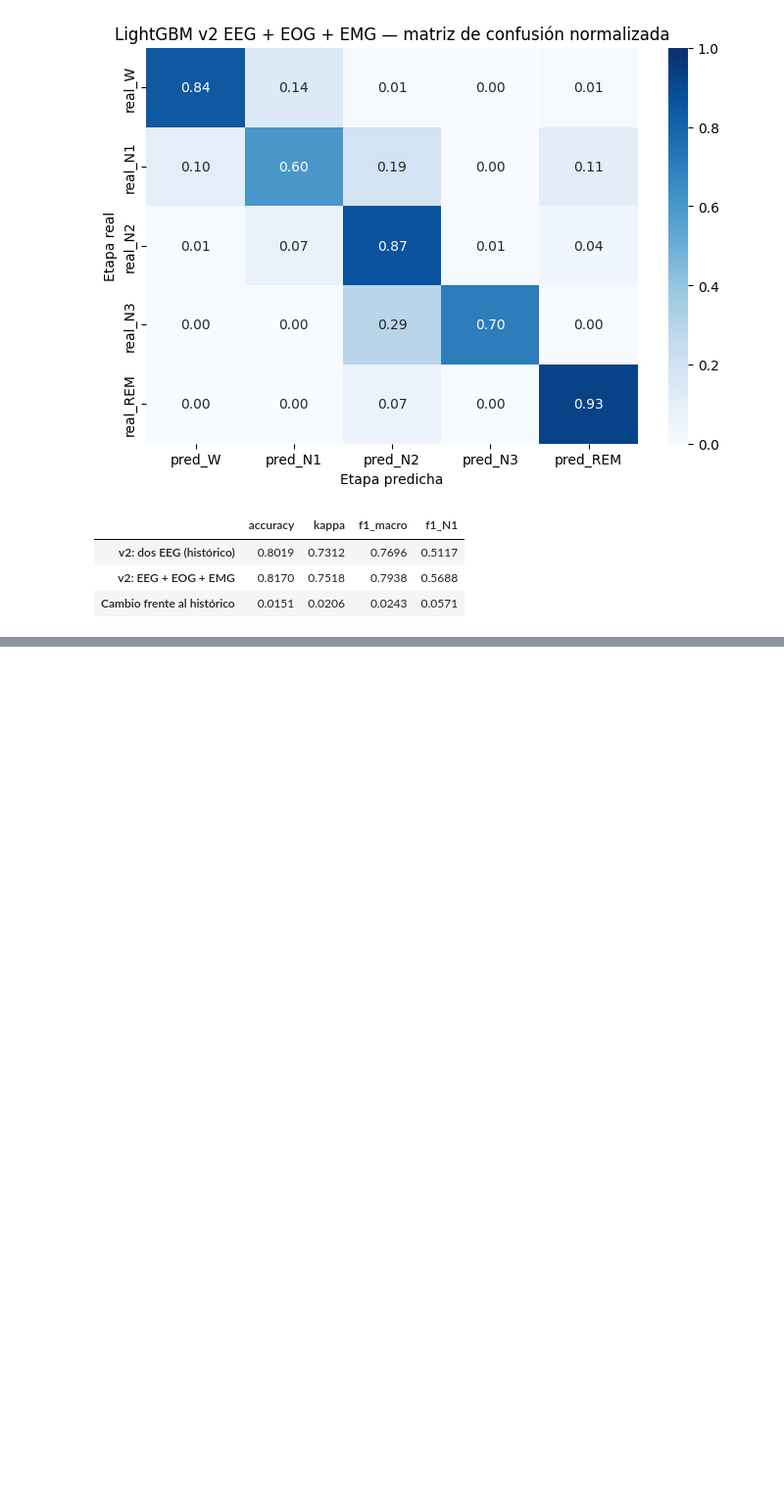
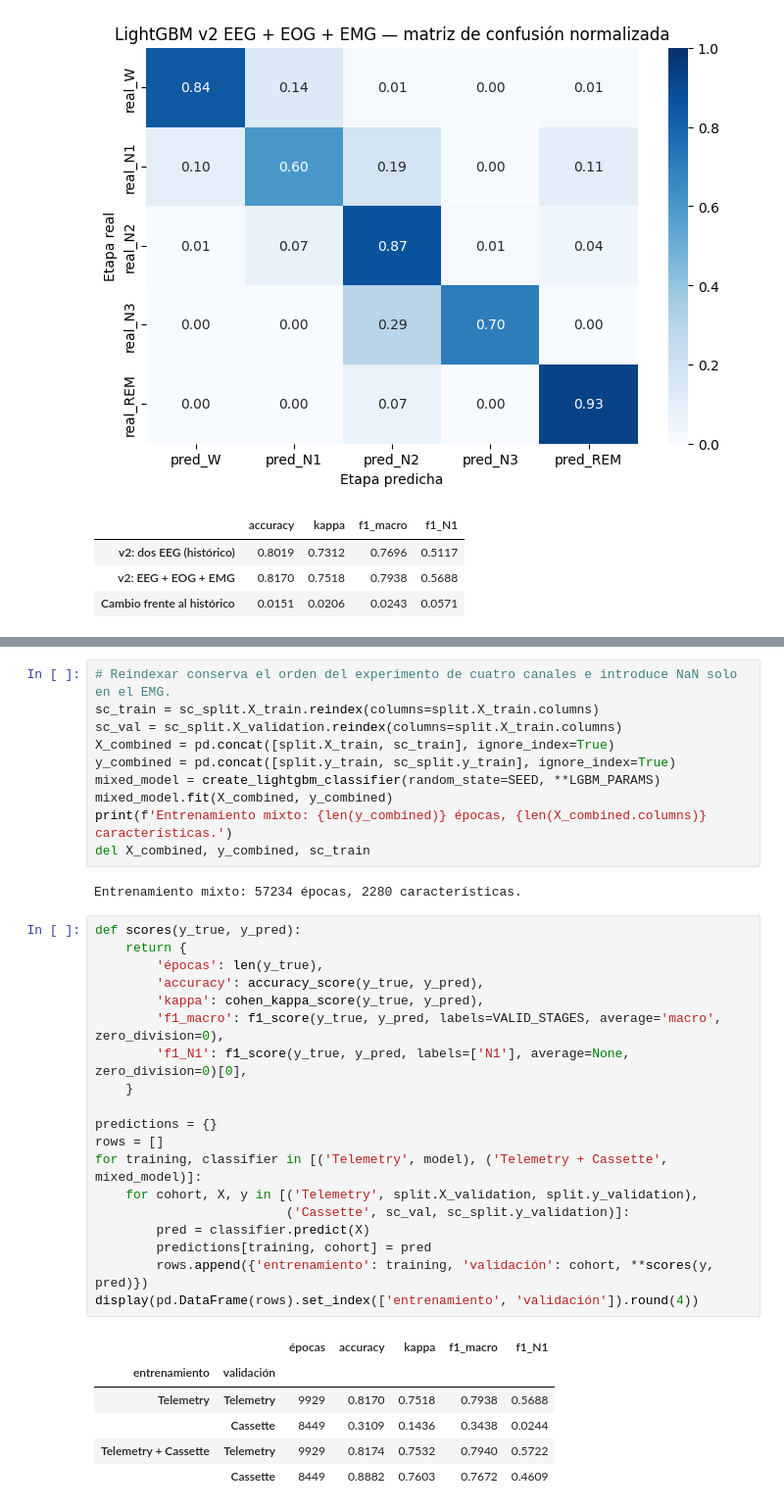
Before and after one commit to jcrkboy/micro-proyecto-grupo-7, a Jupyter notebook: Notebooks/model_jhoan_saavedra_all_channels.ipynb, the cells around one changed output, grey strips where cells are left out. Shown at 98% size. Saved outputs shown, nothing was run; the diff lists cells and outputs as text; blank space fills up the shorter version.

```diff
--- a/Notebooks/model_jhoan_saavedra_all_channels.ipynb
+++ b/Notebooks/model_jhoan_saavedra_all_channels.ipynb
@@ -179,0 +219,38 @@ REM     0.8682  0.9279    0.8970   1831.0
+# %%
+# Reindexar conserva el orden del experimento de cuatro canales e introduce NaN solo en el EMG.
+sc_train = sc_split.X_train.reindex(columns=split.X_train.columns)
+sc_val = sc_split.X_validation.reindex(columns=split.X_train.columns)
+X_combined = pd.concat([split.X_train, sc_train], ignore_index=True)
+y_combined = pd.concat([split.y_train, sc_split.y_train], ignore_index=True)
+mixed_model = create_lightgbm_classifier(random_state=SEED, **LGBM_PARAMS)
+mixed_model.fit(X_combined, y_combined)
+print(f'Entrenamiento mixto: {len(y_combined)} épocas, {len(X_combined.columns)} características.')
+del X_combined, y_combined, sc_train
+# %% [output]
+Entrenamiento mixto: 57234 épocas, 2280 características.
+# %%
+def scores(y_true, y_pred):
+    return {
+        'épocas': len(y_true),
+        'accuracy': accuracy_score(y_true, y_pred),
+        'kappa': cohen_kappa_score(y_true, y_pred),
+        'f1_macro': f1_score(y_true, y_pred, labels=VALID_STAGES, average='macro', zero_division=0),
+        'f1_N1': f1_score(y_true, y_pred, labels=['N1'], average=None, zero_division=0)[0],
+    }
+
+predictions = {}
+rows = []
+for training, classifier in [('Telemetry', model), ('Telemetry + Cassette', mixed_model)]:
+    for cohort, X, y in [('Telemetry', split.X_validation, split.y_validation),
+                         ('Cassette', sc_val, sc_split.y_validation)]:
+        pred = classifier.predict(X)
+        predictions[training, cohort] = pred
+        rows.append({'entrenamiento': training, 'validación': cohort, **scores(y, pred)})
+display(pd.DataFrame(rows).set_index(['entrenamiento', 'validación']).round(4))
+# %% [output]
+|  |  | épocas | accuracy | kappa | f1_macro | f1_N1 |
+| entrenamiento | validación |  |  |  |  |  |
+| Telemetry | Telemetry | 9929 | 0.8170 | 0.7518 | 0.7938 | 0.5688 |
+|  | Cassette | 8449 | 0.3109 | 0.1436 | 0.3438 | 0.0244 |
+| Telemetry + Cassette | Telemetry | 9929 | 0.8174 | 0.7532 | 0.7940 | 0.5722 |
+|  | Cassette | 8449 | 0.8882 | 0.7603 | 0.7672 | 0.4609 |
```
Also changed, not shown: parts of 11 cells of this notebook, 27 other files.
